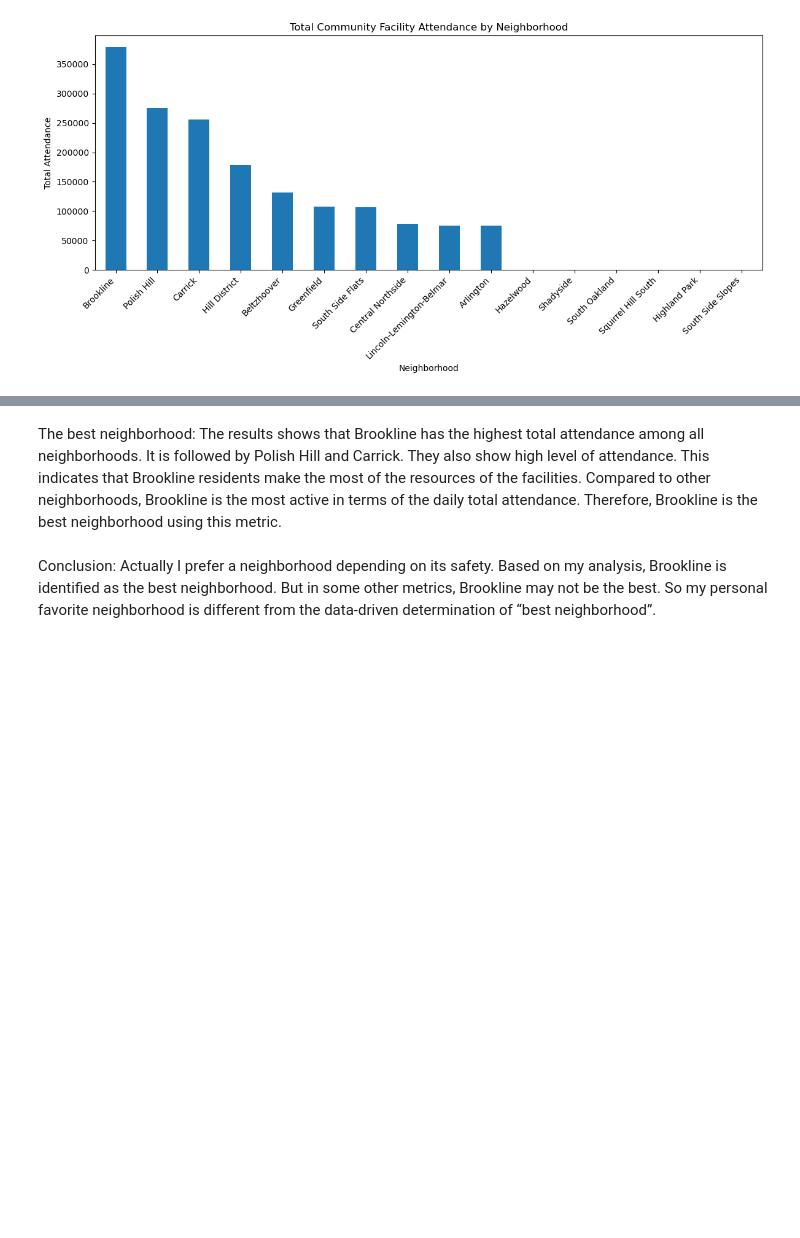
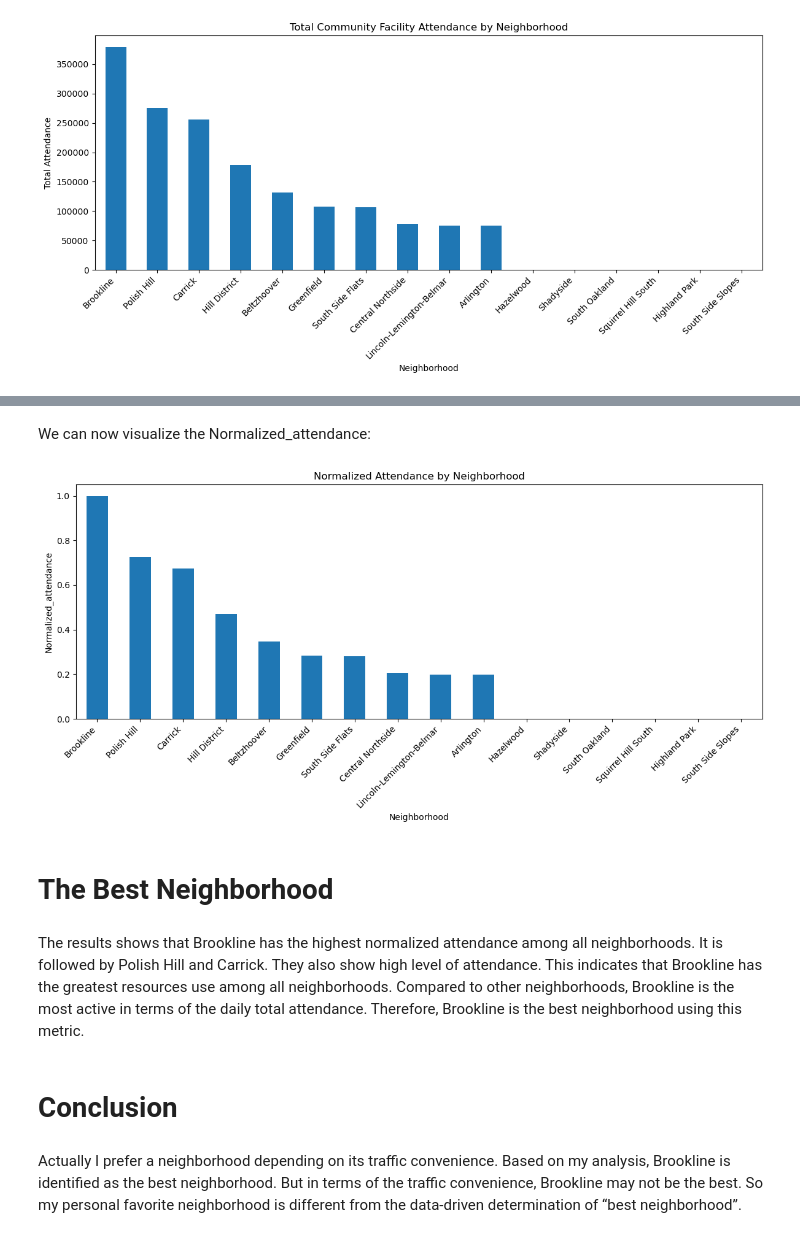
Before and after one commit to wrylht/Final-project-0011, a Jupyter notebook: Ruizhi Huang_attendance/Ruizhi Huang_Community Center Attendance.ipynb, the cells around one changed output, grey strips where cells are left out. Saved outputs shown, nothing was run; the diff lists cells and outputs as text; code cells hidden in the pictures; blank space fills up the shorter version.

```diff
--- a/Ruizhi Huang_attendance/Ruizhi Huang_Community Center Attendance.ipynb
+++ b/Ruizhi Huang_attendance/Ruizhi Huang_Community Center Attendance.ipynb
@@ -129,0 +161,8 @@ plt.show()
+# %%
+normalized_result = result / result.max()
+normalized_result = normalized_result.sort_values(ascending=False)
+
+normalized_df = normalized_result.reset_index()
+normalized_df.columns = ["Neighborhood", "Normalized_attendance"]
+
+normalized_df
@@ -130,7 +187,27 @@ plt.show()
+# %% [markdown]
+We can now visualize the Normalized_attendance:
+# %%
+plt.figure(figsize=(12,6))
+
+normalized_result.plot(kind="bar")
+
+plt.title("Normalized Attendance by Neighborhood")
+plt.xlabel("Neighborhood")
+
+plt.ylabel("Normalized_attendance")
+plt.xticks(rotation=45, ha="right")
+
+plt.tight_layout()
+
+plt.show()
+# %% [output]
+[figure, added]
+# %% [markdown]
+# The Best Neighborhood
 # %% [markdown]
-The best neighborhood:
-The results shows that Brookline has the highest total attendance among all neighborhoods. It is followed by Polish Hill and Carrick. They also show high level of attendance.
-This indicates that Brookline residents make the most of the resources of the facilities. Compared to other neighborhoods, Brookline is the most active in terms of the daily total attendance. Therefore, Brookline is the best neighborhood using this metric.
+The results shows that Brookline has the highest normalized attendance among all neighborhoods. It is followed by Polish Hill and Carrick. They also show high level of attendance.
+This indicates that Brookline has the greatest resources use among all neighborhoods. Compared to other neighborhoods, Brookline is the most active in terms of the daily total attendance. Therefore, Brookline is the best neighborhood using this metric.
+# %% [markdown]
+# Conclusion
 # %% [markdown]
-Conclusion:
-Actually I prefer a neighborhood depending on its safety. Based on my analysis, Brookline is identified as the best neighborhood. But in some other metrics, Brookline may not be the best. So my personal favorite neighborhood is different from the data-driven determination of “best neighborhood”.
+Actually I prefer a neighborhood depending on its traffic convenience. Based on my analysis, Brookline is identified as the best neighborhood. But in terms of the traffic convenience, Brookline may not be the best. So my personal favorite neighborhood is different from the data-driven determination of “best neighborhood”.
```
Also changed, not shown: parts of 18 cells of this notebook.
